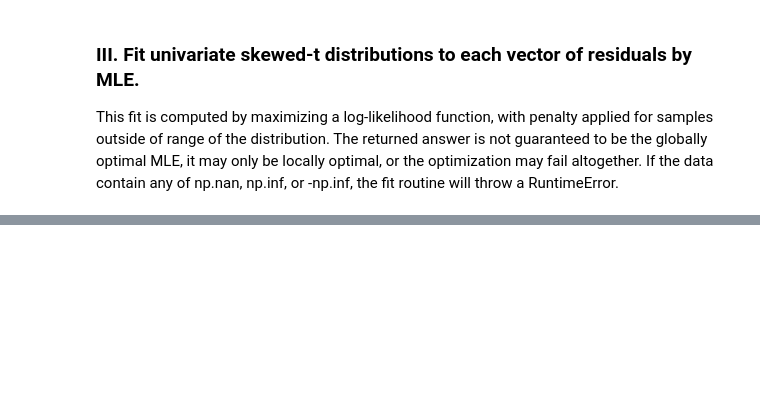
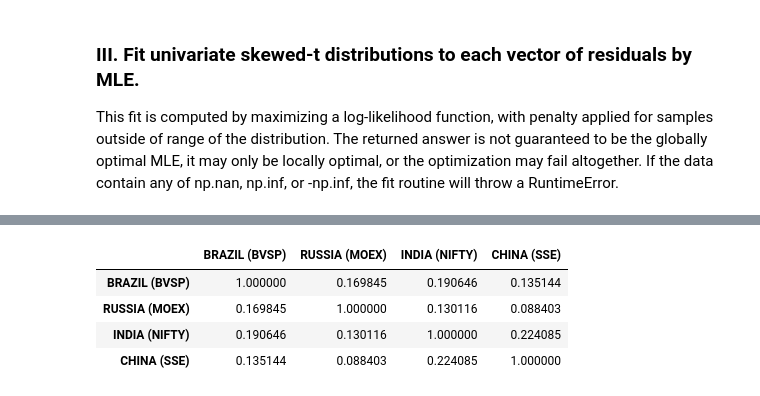
Before and after one commit to unnikrishnannambiar/BTP_II_Unnikrishnan_Nambiar, a Jupyter notebook: BRICS_Implementation.ipynb, the cells around one changed output, grey strips where cells are left out. Saved outputs shown, nothing was run; the diff lists cells and outputs as text; code cells hidden in the pictures; blank space fills up the shorter version.

```diff
--- a/BRICS_Implementation.ipynb
+++ b/BRICS_Implementation.ipynb
@@ -260,0 +295,9 @@ for i in range(4):
+# %%
+# hostoric correlation matrix
+returns.corr()
+# %% [output]
+|  | BRAZIL (BVSP) | RUSSIA (MOEX) | INDIA (NIFTY) | CHINA (SSE) |
+| BRAZIL (BVSP) | 1.000000 | 0.169845 | 0.190646 | 0.135144 |
+| RUSSIA (MOEX) | 0.169845 | 1.000000 | 0.130116 | 0.088403 |
+| INDIA (NIFTY) | 0.190646 | 0.130116 | 1.000000 | 0.224085 |
+| CHINA (SSE) | 0.135144 | 0.088403 | 0.224085 | 1.000000 |
```
Also changed, not shown: parts of 14 cells of this notebook, 9 other files.
